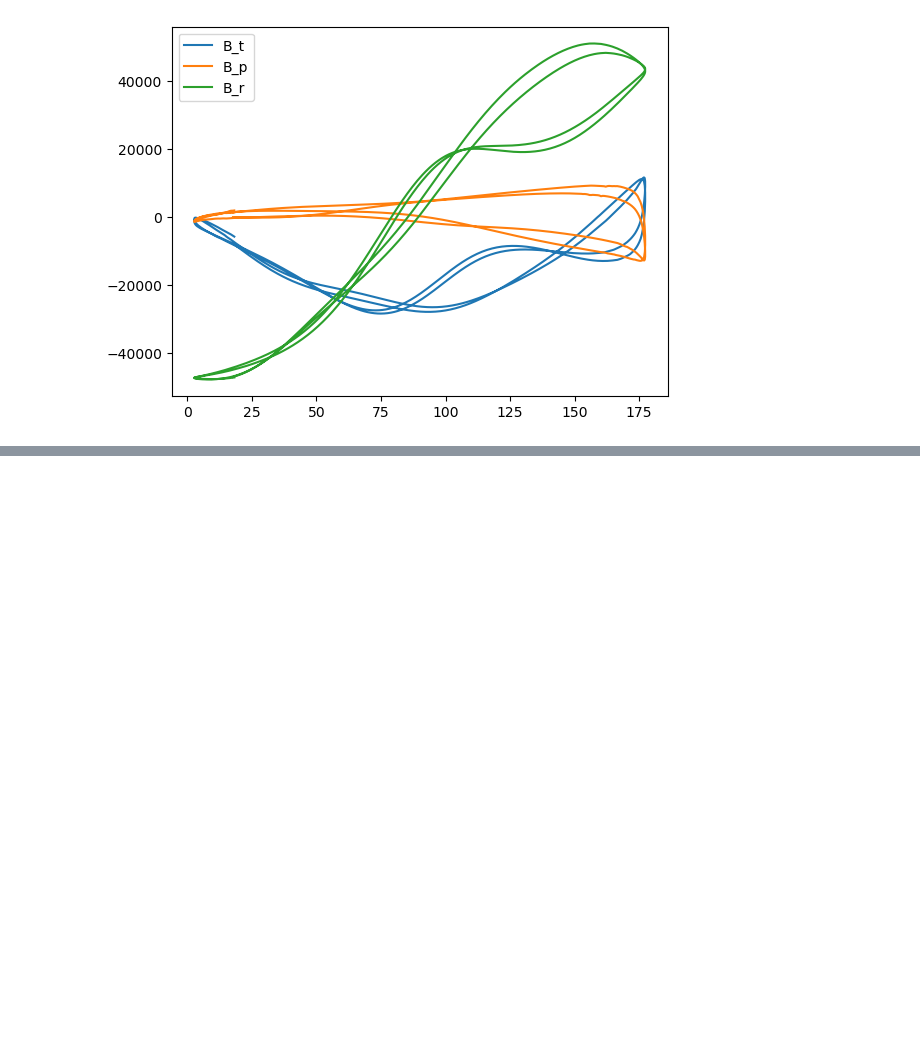
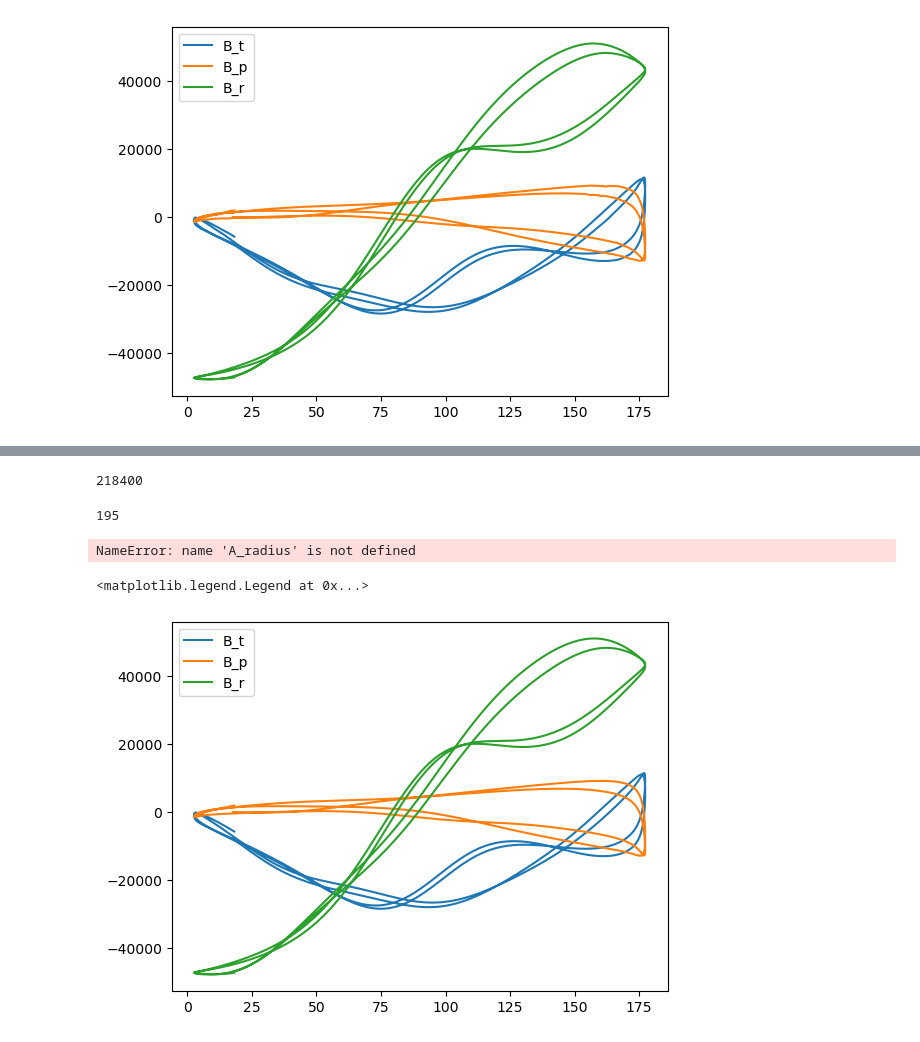
Before and after one commit to Bjorn-Bossow/Geo-opgave, a Jupyter notebook: GeoAss.ipynb, the cells around one changed output, grey strips where cells are left out. Drawn from its saved outputs; the diff is of its cells as text; code cells hidden in the pictures; blank space fills up the shorter version.

```diff
--- a/GeoAss.ipynb
+++ b/GeoAss.ipynb
@@ -22,0 +26,3 @@ plt.legend(["B_t", "B_p", "B_r"])
+# %%
+# load IGRF model parameters
+m = np.loadtxt('IGRF13-2020.txt')
@@ -22,0 +31,24 @@ plt.legend(["B_t", "B_p", "B_r"])
+# %%
+A_radius, A_theta, A_phi = design_gauss(swarm.radius/1000, swarm.theta, swarm.phi, nmax=13)
+# %%
+np.size(A_radius)
+# %% [output]
+218400
+# %%
+np.size(m)
+# %% [output]
+195
+# %%
+B_r = A_radius @ m
+B_t = A_theta @ m
+B_p = A_phi @ m
+# %% [output]
+NameError: name 'A_radius' is not defined
+# %%
+plt.plot(swarm.theta, B_t)
+plt.plot(swarm.theta, B_p)
+plt.plot(swarm.theta, B_r)
+plt.legend(["B_t", "B_p", "B_r"])
+# %% [output]
+<matplotlib.legend.Legend at 0x...>
+[figure, added]
```
Also changed, not shown: parts of 10 cells of this notebook.
